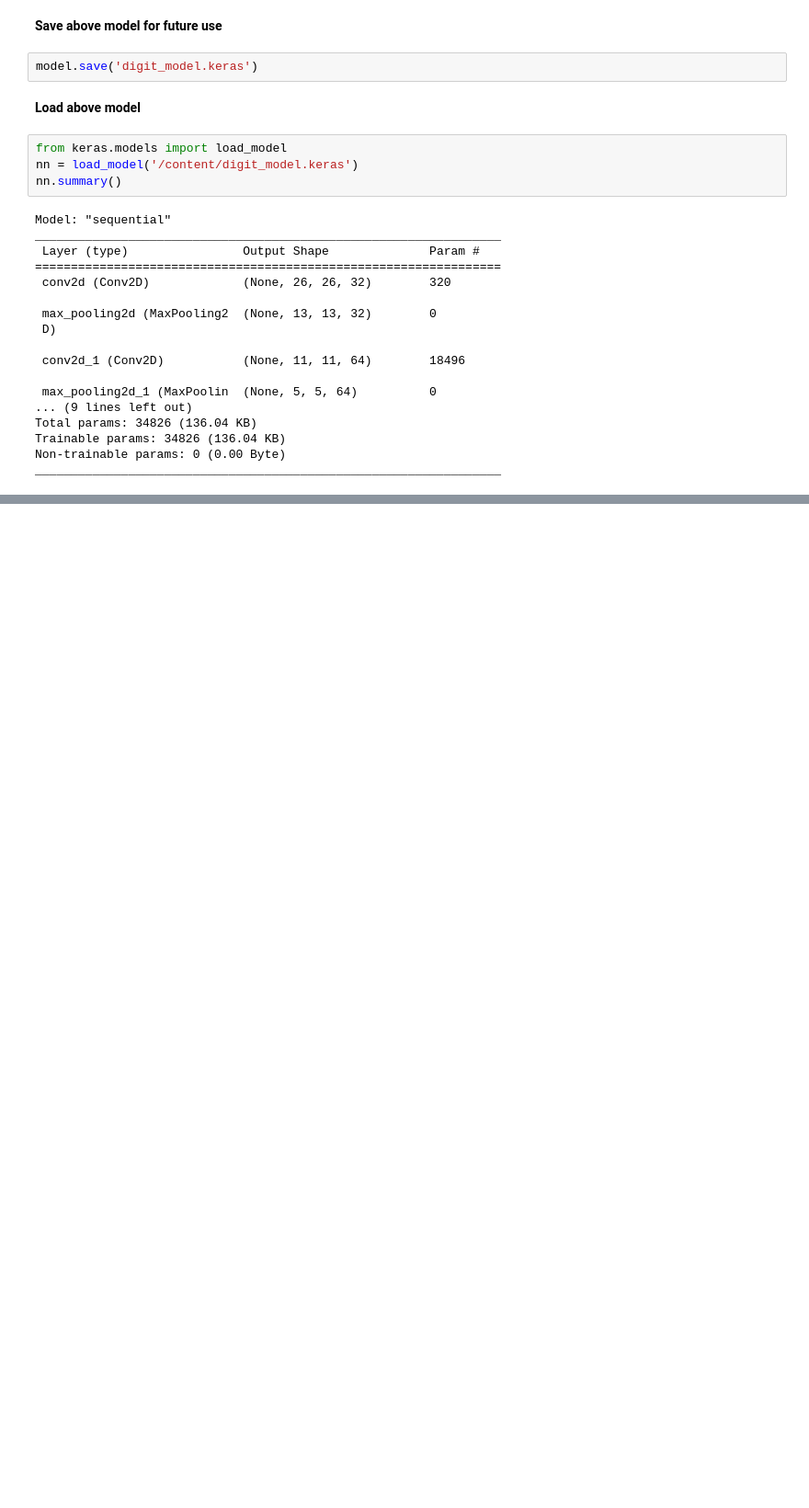
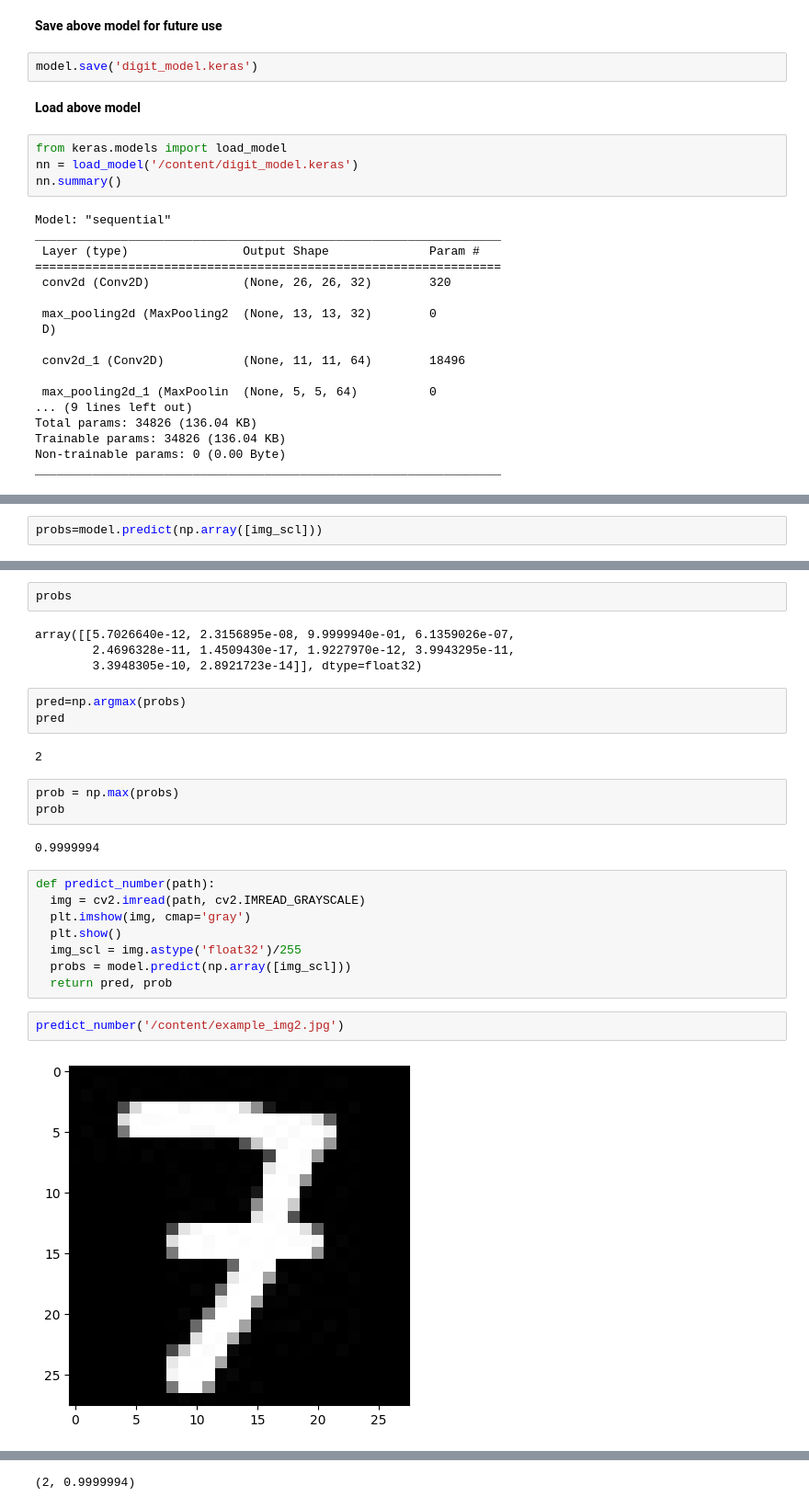
Before and after one commit to TejashreePatil8951/DeepLearning, a Jupyter notebook: Handwitten_Digit_Classificatiion_Poject.ipynb, the cells around one changed output, grey strips where cells are left out. Shown at 92% size. Saved outputs shown, nothing was run; the diff lists cells and outputs as text; blank space fills up the shorter version.

```diff
--- a/Handwitten_Digit_Classificatiion_Poject.ipynb
+++ b/Handwitten_Digit_Classificatiion_Poject.ipynb
@@ -365,0 +390,2 @@ _________________________________________________________________
+# %%
+probs=model.predict(np.array([img_scl]))
@@ -365,0 +394,28 @@ _________________________________________________________________
+# %%
+probs
+# %% [output]
+array([[5.7026640e-12, 2.3156895e-08, 9.9999940e-01, 6.1359026e-07,
+        2.4696328e-11, 1.4509430e-17, 1.9227970e-12, 3.9943295e-11,
+        3.3948305e-10, 2.8921723e-14]], dtype=float32)
+# %%
+pred=np.argmax(probs)
+pred
+# %% [output]
+2
+# %%
+prob = np.max(probs)
+prob
+# %% [output]
+0.9999994
+# %%
+def predict_number(path):
+  img = cv2.imread(path, cv2.IMREAD_GRAYSCALE)
+  plt.imshow(img, cmap='gray')
+  plt.show()
+  img_scl = img.astype('float32')/255
+  probs = model.predict(np.array([img_scl]))
+  return pred, prob
+# %%
+predict_number('/content/example_img2.jpg')
+# %% [output]
+[figure, added]
@@ -365,0 +423 @@ _________________________________________________________________
+(2, 0.9999994)
```
Also changed, not shown: parts of 15 cells of this notebook.
